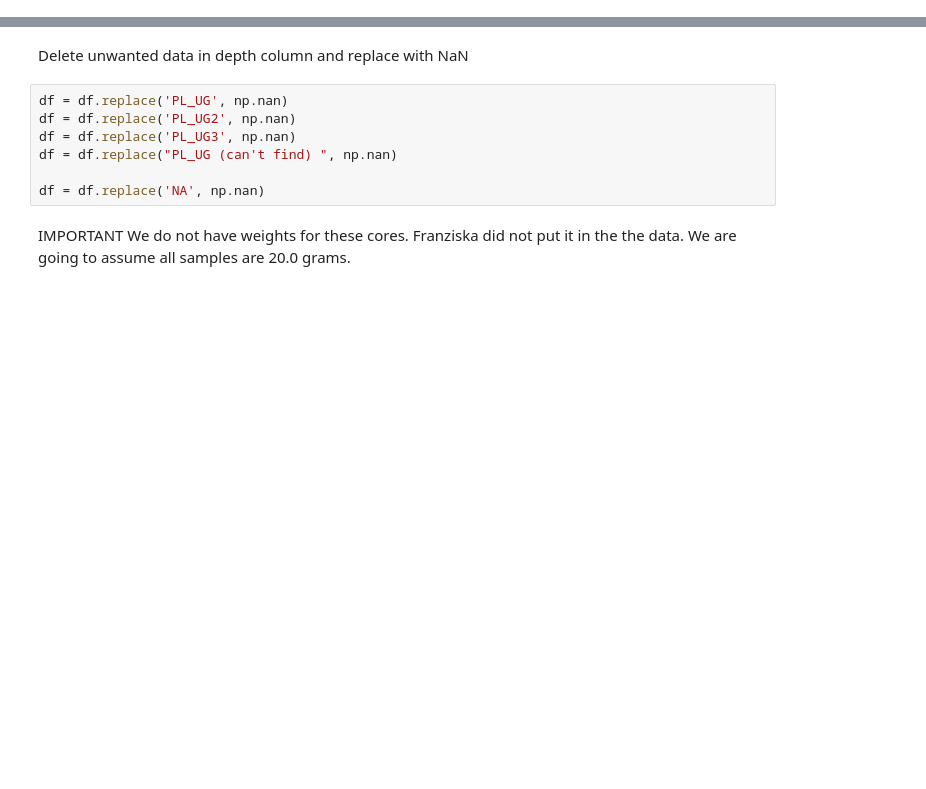
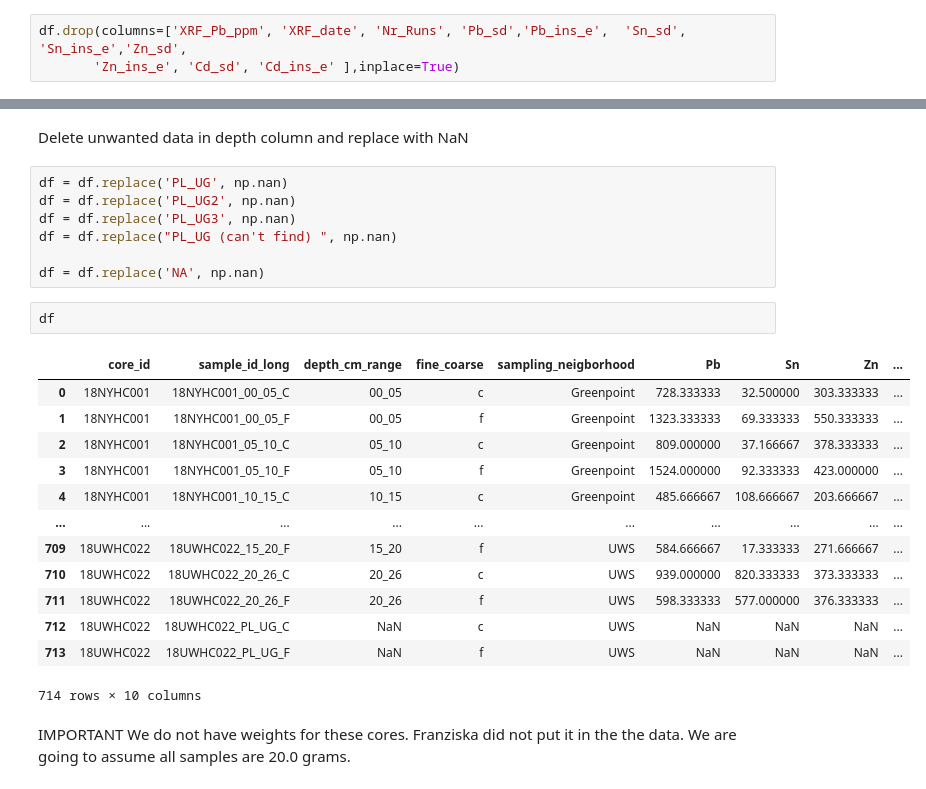
Before and after one commit to bmaillou/BigDataPython, a Jupyter notebook: core-data/plotcoredata_Landes_answer-Brooklyn-Inventory.ipynb, the cells around one changed output, grey strips where cells are left out. Drawn from its saved outputs; the diff is of its cells as text; blank space fills up the shorter version.

```diff
--- a/core-data/plotcoredata_Landes_answer-Brooklyn-Inventory.ipynb
+++ b/core-data/plotcoredata_Landes_answer-Brooklyn-Inventory.ipynb
@@ -22,0 +28,3 @@ Index(['core_id', 'sample_id_long', 'depth_cm_range', 'fine_coarse',
+# %%
+df.drop(columns=['XRF_Pb_ppm', 'XRF_date', 'Nr_Runs', 'Pb_sd','Pb_ins_e',  'Sn_sd', 'Sn_ins_e','Zn_sd',
+       'Zn_ins_e', 'Cd_sd', 'Cd_ins_e' ],inplace=True)
@@ -29,6 +45,22 @@ df = df.replace('PL_UG3', np.nan)
 df = df.replace("PL_UG (can't find) ", np.nan)
 
 df = df.replace('NA', np.nan)
+# %%
+df
+# %% [output]
+|  | core_id | sample_id_long | depth_cm_range | fine_coarse | sampling_neigborhood | Pb | Sn | Zn | ... |
+| 0 | 18NYHC001 | 18NYHC001_00_05_C | 00_05 | c | Greenpoint | 728.333333 | 32.500000 | 303.333333 | ... |
+| 1 | 18NYHC001 | 18NYHC001_00_05_F | 00_05 | f | Greenpoint | 1323.333333 | 69.333333 | 550.333333 | ... |
+| 2 | 18NYHC001 | 18NYHC001_05_10_C | 05_10 | c | Greenpoint | 809.000000 | 37.166667 | 378.333333 | ... |
+| 3 | 18NYHC001 | 18NYHC001_05_10_F | 05_10 | f | Greenpoint | 1524.000000 | 92.333333 | 423.000000 | ... |
+| 4 | 18NYHC001 | 18NYHC001_10_15_C | 10_15 | c | Greenpoint | 485.666667 | 108.666667 | 203.666667 | ... |
+| ... | ... | ... | ... | ... | ... | ... | ... | ... | ... |
+| 709 | 18UWHC022 | 18UWHC022_15_20_F | 15_20 | f | UWS | 584.666667 | 17.333333 | 271.666667 | ... |
+| 710 | 18UWHC022 | 18UWHC022_20_26_C | 20_26 | c | UWS | 939.000000 | 820.333333 | 373.333333 | ... |
+| 711 | 18UWHC022 | 18UWHC022_20_26_F | 20_26 | f | UWS | 598.333333 | 577.000000 | 376.333333 | ... |
+| 712 | 18UWHC022 | 18UWHC022_PL_UG_C | NaN | c | UWS | NaN | NaN | NaN | ... |
+| 713 | 18UWHC022 | 18UWHC022_PL_UG_F | NaN | f | UWS | NaN | NaN | NaN | ... |
+714 rows × 10 columns
 # %% [markdown]
 IMPORTANT
 We do not have weights for these cores.   Franziska did not put it in the the data.  We are going to assume all samples are 20.0 grams.
```
Also changed, not shown: parts of 7 cells of this notebook, 3 other files.
